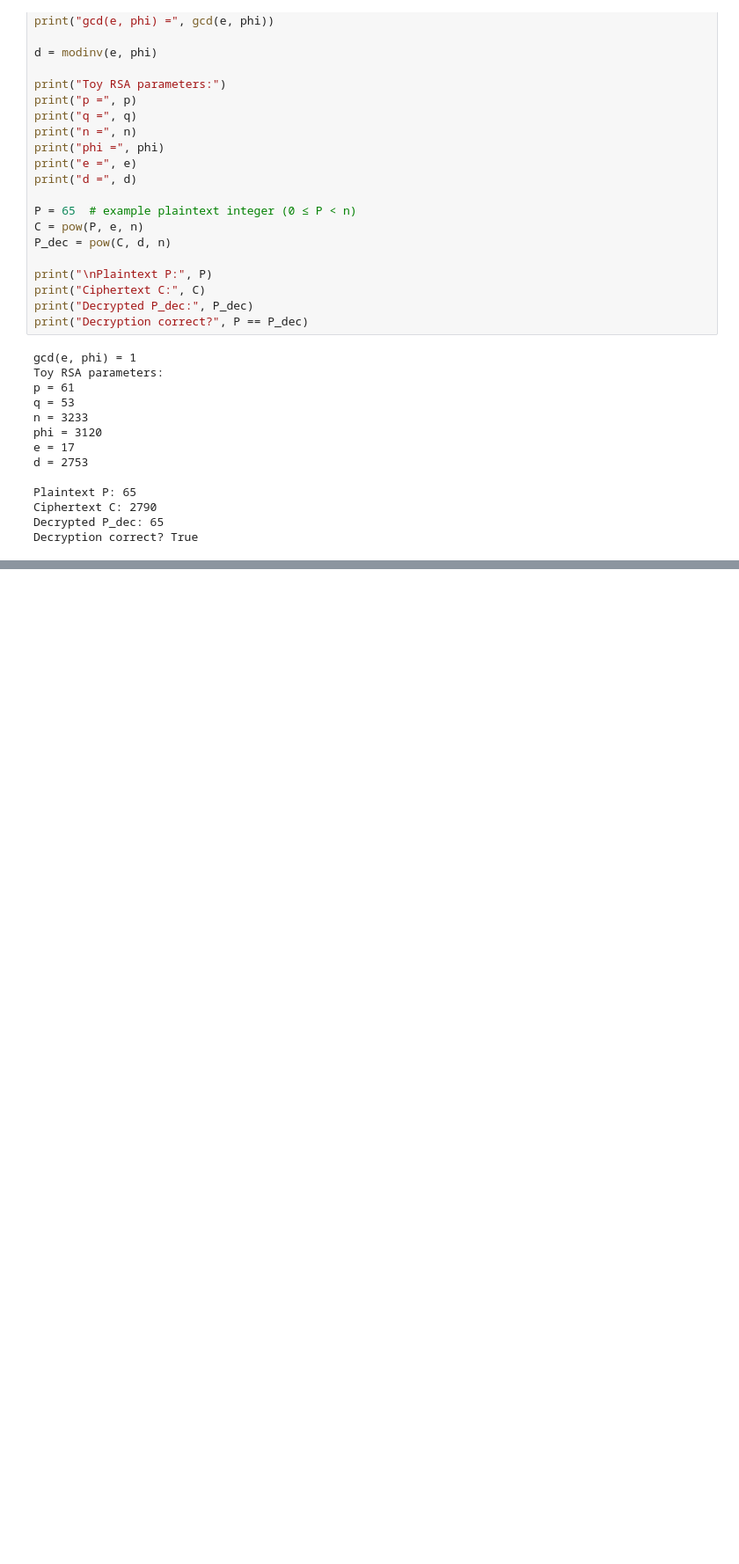
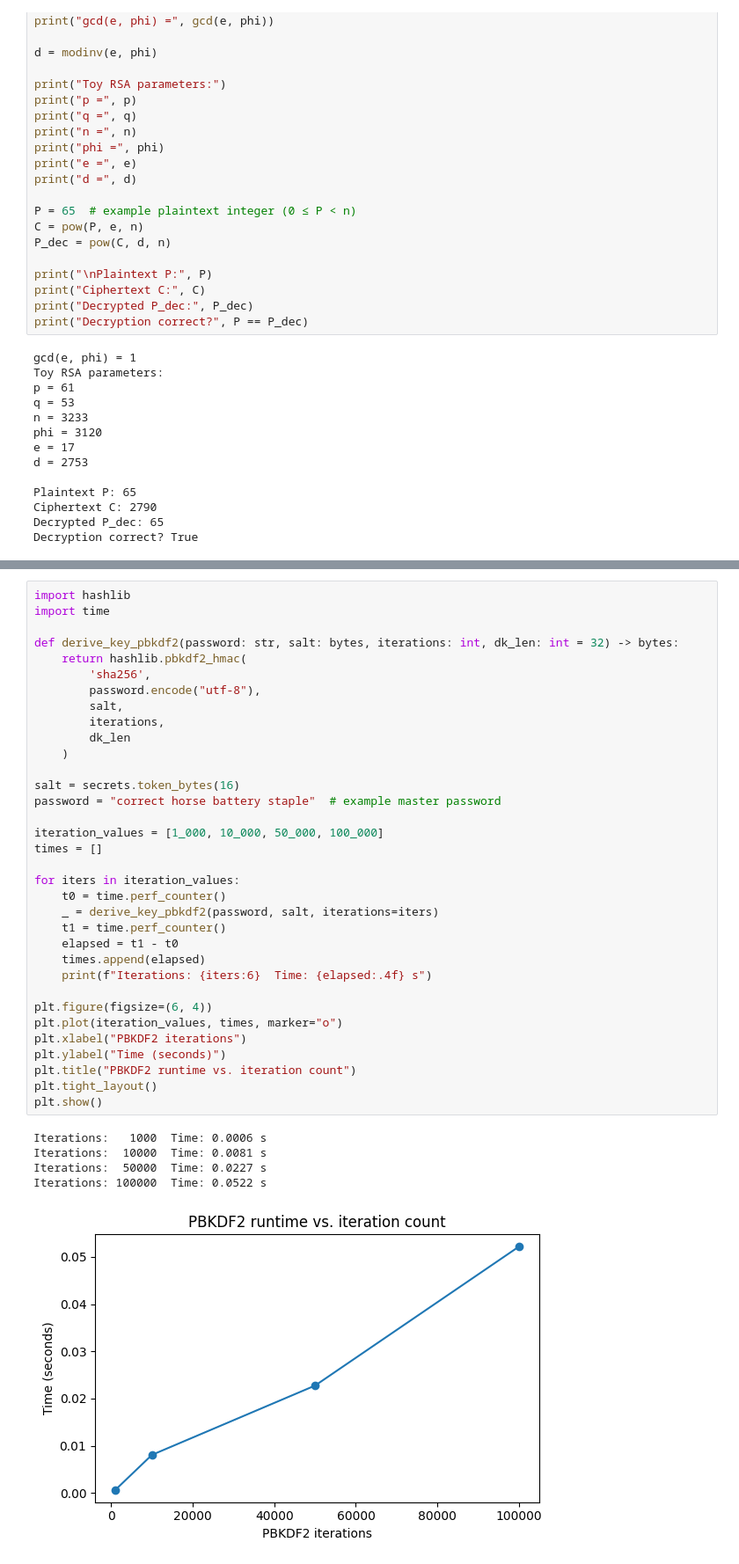
Before and after one commit to Poisty/PasswordBank_proof_of_consept, a Jupyter notebook: PasswordBank_PoC.ipynb, the cells around one changed output, grey strips where cells are left out. Shown: that part at 88% size. Drawn from its saved outputs; the diff is of its cells as text; blank space fills up the shorter version.

```diff
--- a/PasswordBank_PoC.ipynb
+++ b/PasswordBank_PoC.ipynb
@@ -391,0 +683,40 @@ Decryption correct? True
+# %%
+import hashlib
+import time
+
+def derive_key_pbkdf2(password: str, salt: bytes, iterations: int, dk_len: int = 32) -> bytes:
+    return hashlib.pbkdf2_hmac(
+        'sha256',
+        password.encode("utf-8"),
+        salt,
+        iterations,
+        dk_len
+    )
+
+salt = secrets.token_bytes(16)
+password = "correct horse battery staple"  # example master password
+
+iteration_values = [1_000, 10_000, 50_000, 100_000]
+times = []
+
+for iters in iteration_values:
+    t0 = time.perf_counter()
+    _ = derive_key_pbkdf2(password, salt, iterations=iters)
+    t1 = time.perf_counter()
+    elapsed = t1 - t0
+    times.append(elapsed)
+    print(f"Iterations: {iters:6}  Time: {elapsed:.4f} s")
+
+plt.figure(figsize=(6, 4))
+plt.plot(iteration_values, times, marker="o")
+plt.xlabel("PBKDF2 iterations")
+plt.ylabel("Time (seconds)")
+plt.title("PBKDF2 runtime vs. iteration count")
+plt.tight_layout()
+plt.show()
+# %% [output]
+Iterations:   1000  Time: 0.0006 s
+Iterations:  10000  Time: 0.0081 s
+Iterations:  50000  Time: 0.0227 s
+Iterations: 100000  Time: 0.0522 s
+[figure, added]
```
Also changed, not shown: parts of 24 cells of this notebook.
